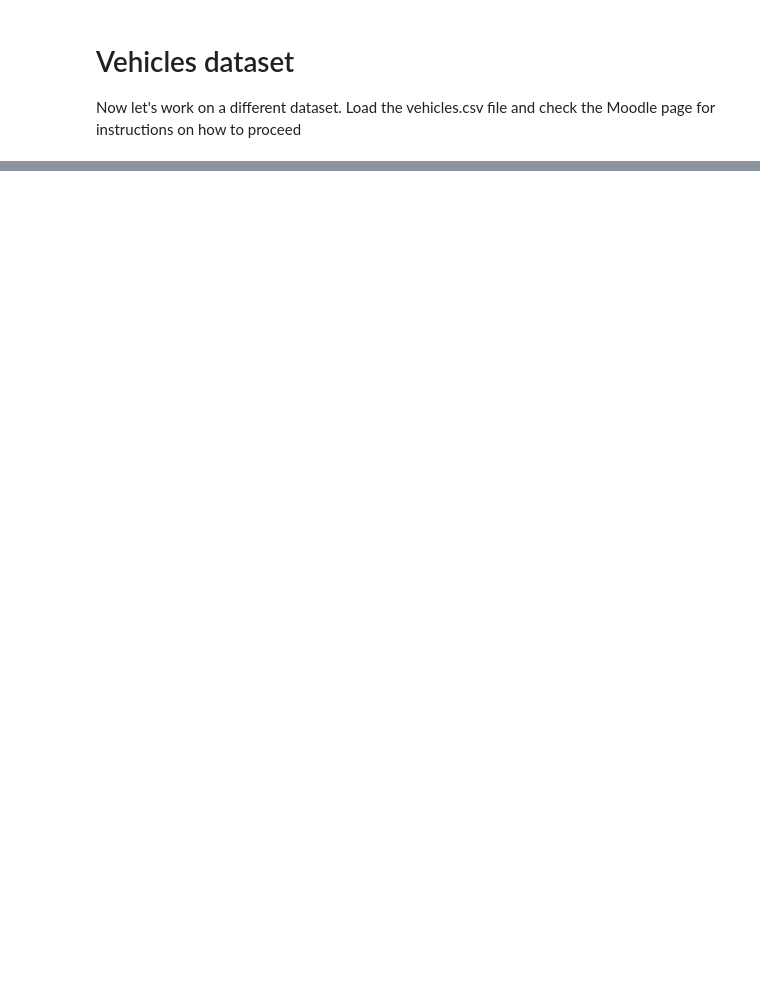
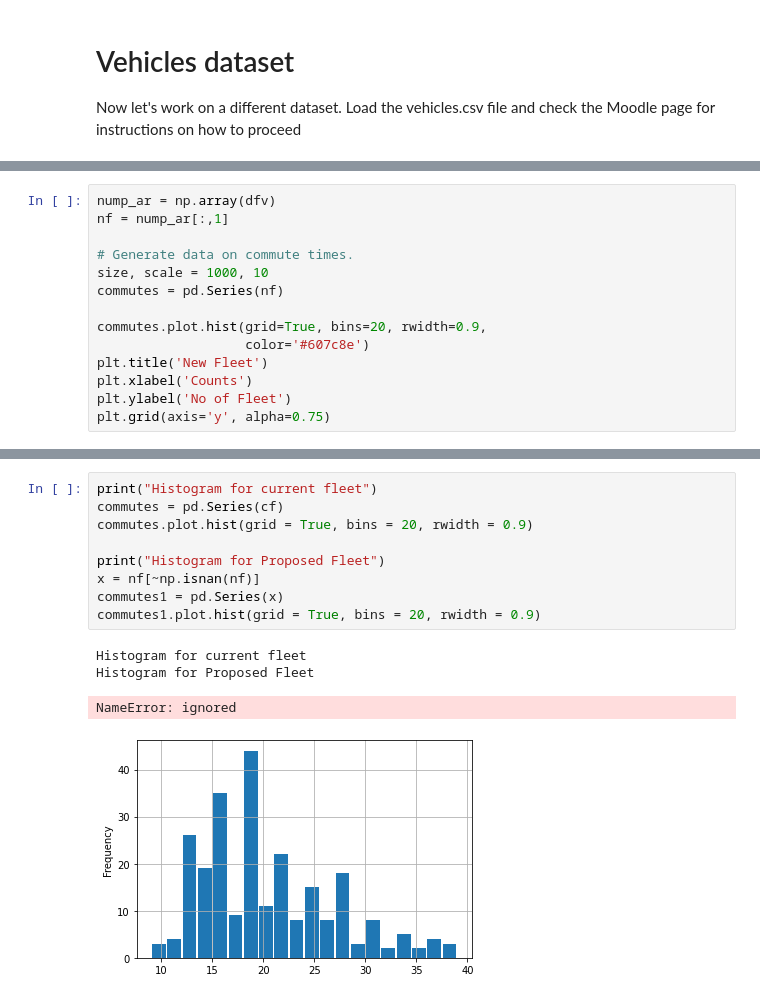
Before and after one commit to namnitha/CE888-Data-Science, a Jupyter notebook: Lab2/bootstrap.ipynb, the cells around one changed output, grey strips where cells are left out. Saved outputs shown, nothing was run; the diff lists cells and outputs as text; blank space fills up the shorter version.

```diff
--- a/Lab2/bootstrap.ipynb
+++ b/Lab2/bootstrap.ipynb
@@ -122,0 +114,14 @@ def boostrap_mean(sample, sample_size, n_iterations):
+# %%
+nump_ar = np.array(dfv)
+nf = nump_ar[:,1]
+
+# Generate data on commute times.
+size, scale = 1000, 10
+commutes = pd.Series(nf)
+
+commutes.plot.hist(grid=True, bins=20, rwidth=0.9,
+                   color='#607c8e')
+plt.title('New Fleet')
+plt.xlabel('Counts')
+plt.ylabel('No of Fleet')
+plt.grid(axis='y', alpha=0.75)
@@ -123 +140,15 @@ def boostrap_mean(sample, sample_size, n_iterations):
+# %%
+print("Histogram for current fleet")
+commutes = pd.Series(cf)
+commutes.plot.hist(grid = True, bins = 20, rwidth = 0.9)
+
+print("Histogram for Proposed Fleet")
+x = nf[~np.isnan(nf)]
+commutes1 = pd.Series(x)
+commutes1.plot.hist(grid = True, bins = 20, rwidth = 0.9)
+# %% [output]
+Histogram for current fleet
+Histogram for Proposed Fleet
+NameError: ignored
+[figure, added]
 # %%
```
Also changed, not shown: parts of 14 cells of this notebook.
